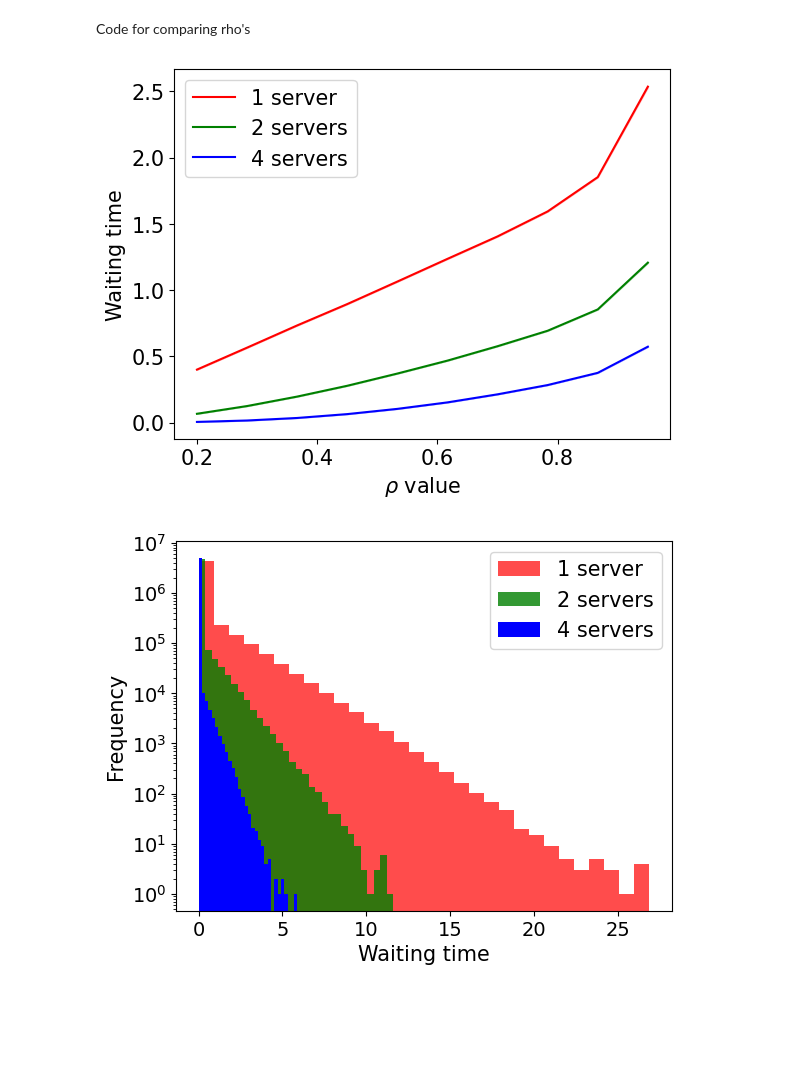
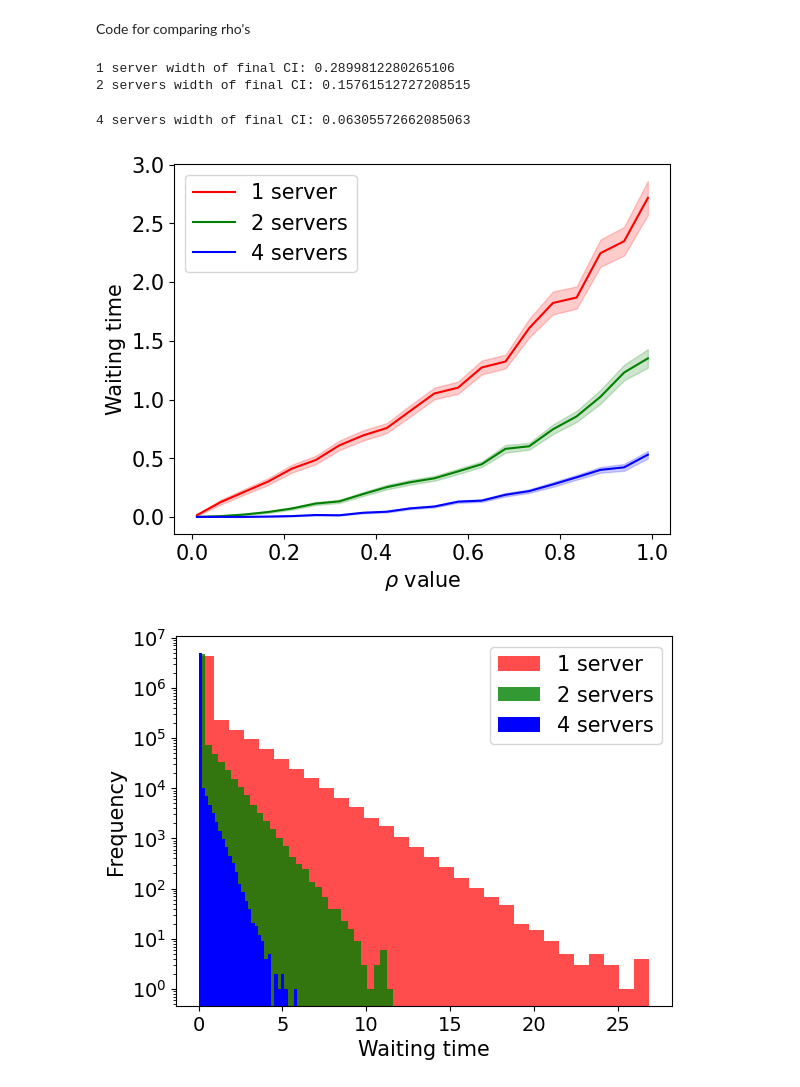
Before and after one commit to LoesBijman/stochastic_2, a Jupyter notebook: assignment_2.ipynb, the cells around one changed output. Cells and saved outputs as stored; diff of their text form; code cells hidden in the pictures; blank space fills up the shorter version.

```diff
--- a/assignment_2.ipynb
+++ b/assignment_2.ipynb
@@ -121,12 +121,12 @@ Code for comparing rho's
 # %%
 # compare for different values of rho
 random.seed(3)
-runs = 10000
-n_customers = 500
+runs = 100
+n_customers = 50
 mu = 1/2
 
 env = simpy.Environment()
-rhos_list = np.linspace(0.2,0.95,10)
+rhos_list = np.linspace(0.01,0.99,20)
 
 def waiting_times_of_rhos(rhos_list, servers, runs):
     waiting_times_of_rhos = []
@@ -143,28 +143,30 @@ waiting_times_of_rhos_n1 = waiting_times_of_rhos(rhos_list, 1, runs)
 waiting_times_of_rhos_n2 = waiting_times_of_rhos(rhos_list, 2, runs)
 waiting_times_of_rhos_n4 = waiting_times_of_rhos(rhos_list, 4, runs)
 # %%
-def rho_errorbars(waiting_times_of_rhos,rhos_list, color, label):
+def rho_mean_ci(waiting_times_of_rhos,rhos_list, color, label):
     means = []
     cis = []
     for waiting_times_run in waiting_times_of_rhos:
         mean, yerr = plot_conf_95(waiting_times_run)
         means.append(mean)
         cis.append(yerr)
-    # for i in range(len(means)):
-    #     plt.errorbar(x=rhos_list[i], y=means[i], yerr=np.array(cis[i]).T, fmt='o', capsize=5, color = color)
     plt.plot(rhos_list, means, color = color, label = label)
-    plt.fill_between(rhos_list, np.array(cis)[:, 0, 0], np.array(cis)[:, 0, 1], color = color, alpha = 0.2)
+    plt.fill_between(rhos_list, means - np.array(cis)[:, 0, 0], means + np.array(cis)[:, 0, 1], color = color, alpha = 0.2)
+    print(f'{label} width of final CI: {cis[-1][0][0]+cis[-1][0][1]}')
 
-rho_errorbars(waiting_times_of_rhos_n1, rhos_list, 'red', '1 server')
-rho_errorbars(waiting_times_of_rhos_n2, rhos_list, 'green', '2 servers')
-rho_errorbars(waiting_times_of_rhos_n4, rhos_list, 'blue', '4 servers')
+rho_mean_ci(waiting_times_of_rhos_n1, rhos_list, 'red', '1 server')
+rho_mean_ci(waiting_times_of_rhos_n2, rhos_list, 'green', '2 servers')
+rho_mean_ci(waiting_times_of_rhos_n4, rhos_list, 'blue', '4 servers')
 plt.xlabel('$\\rho$ value', fontsize=15)
 plt.ylabel('Waiting time', fontsize=15)
 plt.legend(fontsize=15, loc = 2)
 plt.tick_params(labelsize=15)
 plt.show()
 # %% [output]
+1 server width of final CI: 0.2899812280265106
+2 servers width of final CI: 0.15761512727208515
+4 servers width of final CI: 0.06305572662085063
-[figure, old version]
+[figure, new version]
 # %%
 plt.hist(waiting_times_of_rhos_n1[0], bins=30, color = 'red', label = '1 server', alpha = 0.7)
 plt.hist(waiting_times_of_rhos_n2[0], bins=30, color = 'green', label = '2 servers', alpha = 0.8)
```
